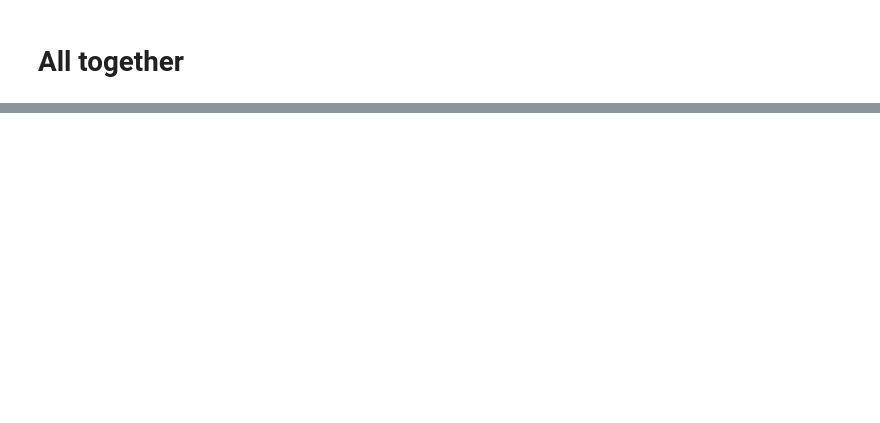
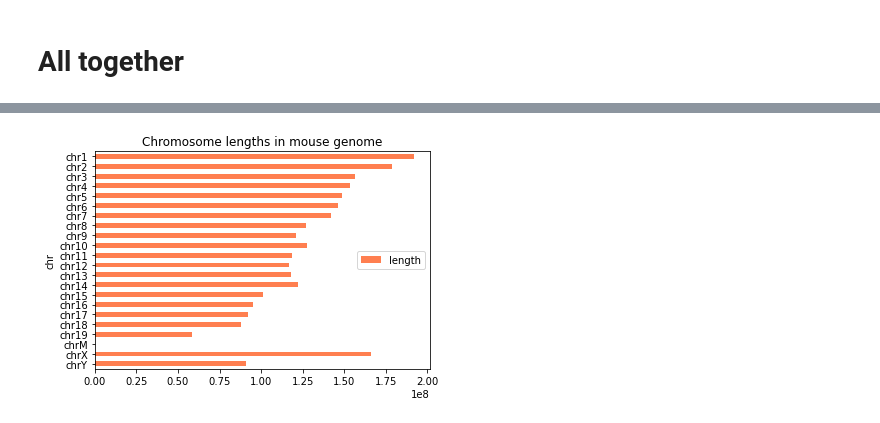
Before and after one commit to mervebduman/GRCm39, a Jupyter notebook: data_exploration.ipynb, the cells around one changed output, grey strips where cells are left out. Drawn from its saved outputs; the diff is of its cells as text; code cells hidden in the pictures; blank space fills up the shorter version.

```diff
--- a/data_exploration.ipynb
+++ b/data_exploration.ipynb
@@ -315,0 +468,6 @@ df
+# %%
+import matplotlib.pyplot as plt
+df.plot(kind='barh', title='Chromosome lengths in mouse genome', color='#FF7F50').invert_yaxis()
+plt.savefig('graph.png', dpi=150)
+# %% [output]
+[figure, added]
```
Also changed, not shown: parts of 14 cells of this notebook, 1 other file.
